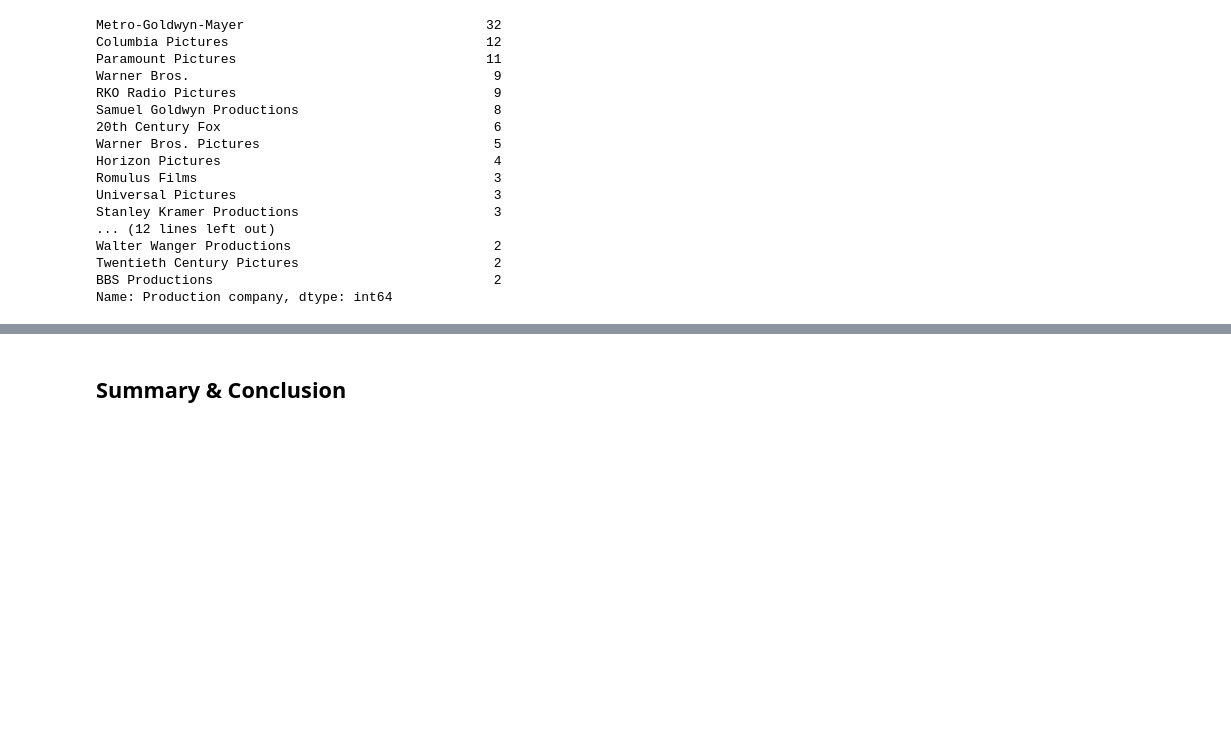
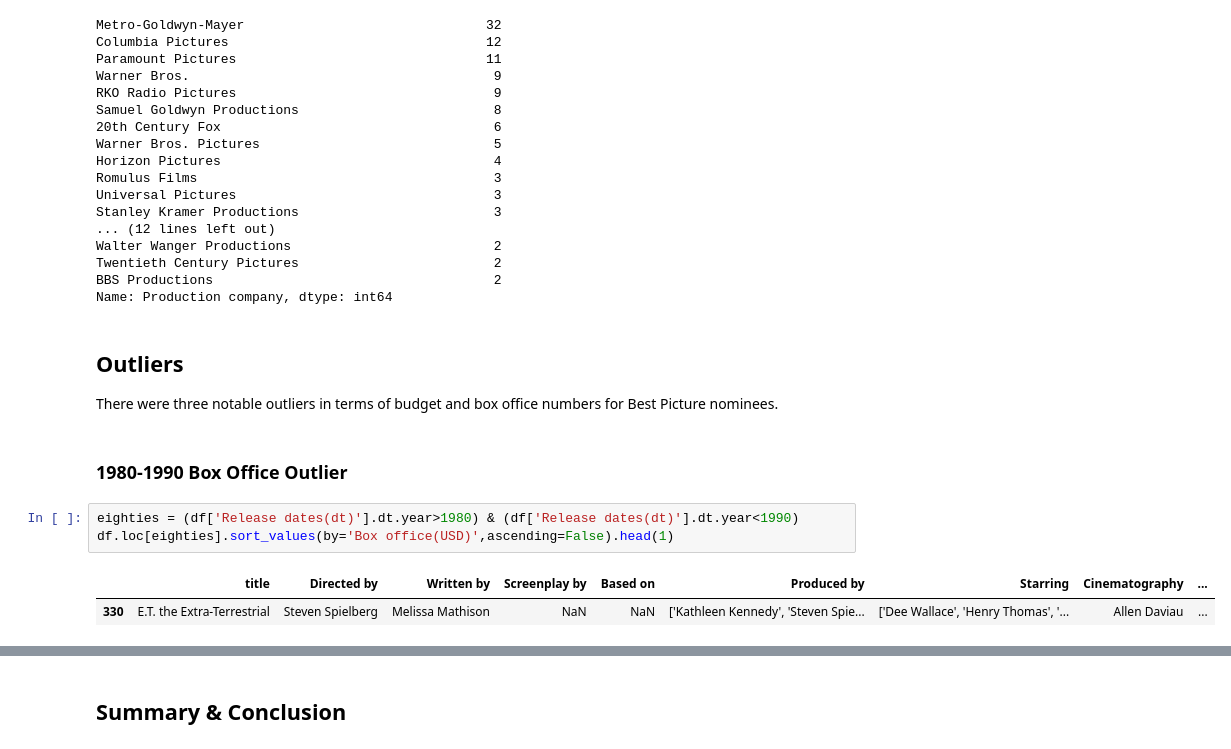
Before and after one commit to ryyanpark/My-Data-Projects, a Jupyter notebook: Python Projects/Academy Award for Best Picture/Best_Picture-EDA.ipynb, the cells around one changed output, grey strips where cells are left out. Drawn from its saved outputs; the diff is of its cells as text; blank space fills up the shorter version.

Commit message:
Best Picture v3

```diff
--- a/Python Projects/Academy Award for Best Picture/Best_Picture-EDA.ipynb
+++ b/Python Projects/Academy Award for Best Picture/Best_Picture-EDA.ipynb
@@ -289,3 +290,15 @@ Walter Wanger Productions                          2
 Twentieth Century Pictures                         2
 BBS Productions                                    2
 Name: Production company, dtype: int64
+# %% [markdown]
+## Outliers
+
+There were three notable outliers in terms of budget and box office numbers for Best Picture nominees.
+# %% [markdown]
+### 1980-1990 Box Office Outlier
+# %%
+eighties = (df['Release dates(dt)'].dt.year>1980) & (df['Release dates(dt)'].dt.year<1990)
+df.loc[eighties].sort_values(by='Box office(USD)',ascending=False).head(1)
+# %% [output]
+|  | title | Directed by | Written by | Screenplay by | Based on | Produced by | Starring | Cinematography | ... |
+| 330 | E.T. the Extra-Terrestrial | Steven Spielberg | Melissa Mathison | NaN | NaN | ['Kathleen Kennedy', 'Steven Spie... | ['Dee Wallace', 'Henry Thomas', '... | Allen Daviau | ... |
```
Also changed, not shown: parts of 15 cells of this notebook.
